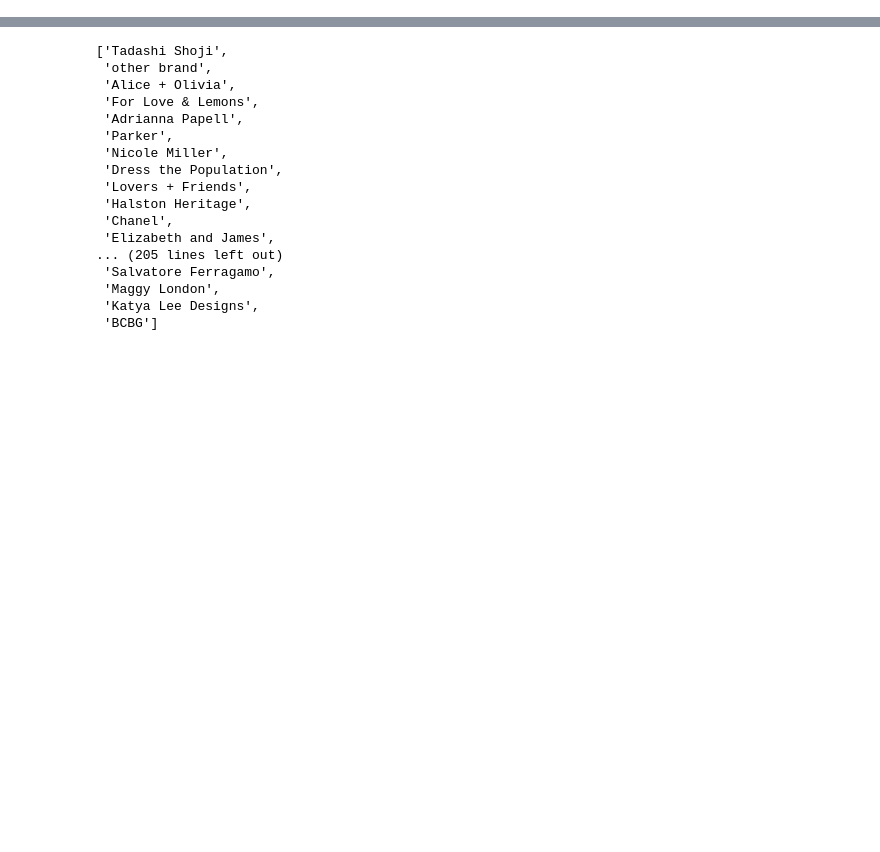
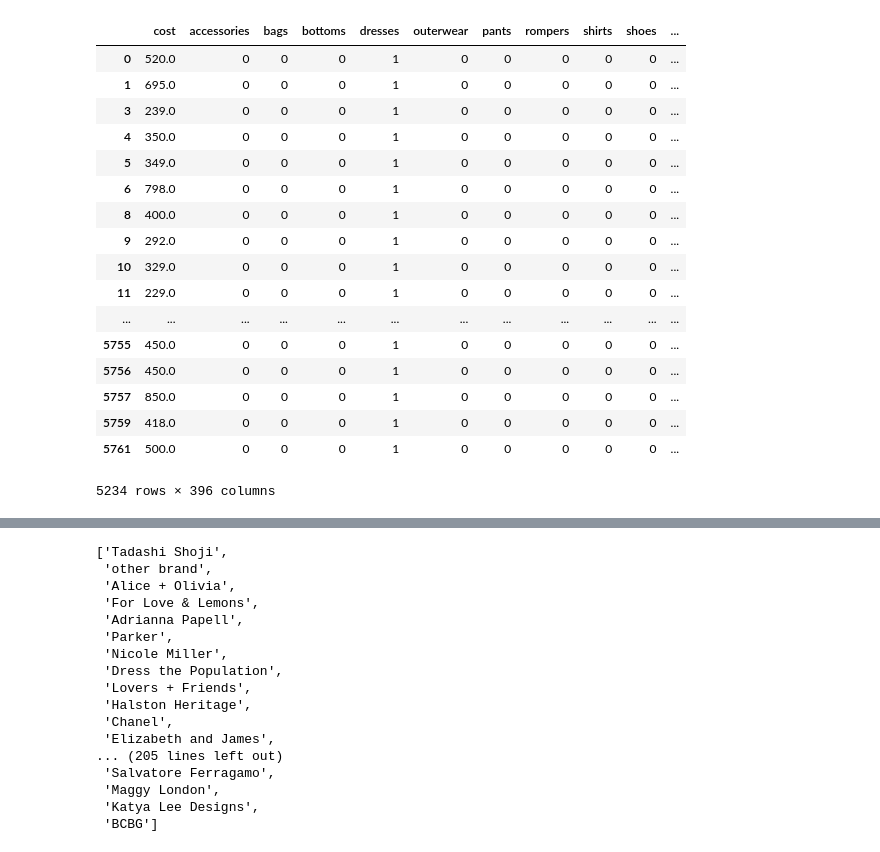
Before and after one commit to patrickspencer/regressthedress, a Jupyter notebook: testing/Models based on reduced brands list.ipynb, the cells around one changed output, grey strips where cells are left out. Saved outputs shown, nothing was run; the diff lists cells and outputs as text; code cells hidden in the pictures; blank space fills up the shorter version.

```diff
--- a/testing/Models based on reduced brands list.ipynb
+++ b/testing/Models based on reduced brands list.ipynb
@@ -14,13 +14,14 @@ from sklearn.externals import joblib
 from sklearn.ensemble import RandomForestRegressor
 from wombat.models import dbsession, engine, ItemType, ItemAdjective
 from sklearn.metrics import mean_absolute_error
+from wombat.engine import one_hot_funcs
 %matplotlib inline
 plt.style.use('ggplot')
 plt.rcParams["figure.figsize"] = (20,12)
 
 # suppress pandas warning about operations on copies of dfs
 pd.options.mode.chained_assignment = None
-pd.set_option('display.max_columns', 300)
-pd.set_option('display.max_rows', 1000)
+pd.set_option('display.max_columns', 100)
+pd.set_option('display.max_rows', 100)
 # %%
 df = ml_model.canonical_df
@@ -97,7 +135,27 @@ df_w_adj = pd.concat([df, df_adj], axis = 1)
 # %%
 final_df = df_w_adj
 features = final_df.columns.drop(['rent_per_week', 'title', 'is_train', 'description']) # just column names
 train, test = final_df[final_df['is_train']==True], final_df[final_df['is_train']==False]
+final_df[features]
+# %% [output]
+|  | cost | accessories | bags | bottoms | dresses | outerwear | pants | rompers | shirts | shoes | ... |
+| 0 | 520.0 | 0 | 0 | 0 | 1 | 0 | 0 | 0 | 0 | 0 | ... |
+| 1 | 695.0 | 0 | 0 | 0 | 1 | 0 | 0 | 0 | 0 | 0 | ... |
+| 3 | 239.0 | 0 | 0 | 0 | 1 | 0 | 0 | 0 | 0 | 0 | ... |
+| 4 | 350.0 | 0 | 0 | 0 | 1 | 0 | 0 | 0 | 0 | 0 | ... |
+| 5 | 349.0 | 0 | 0 | 0 | 1 | 0 | 0 | 0 | 0 | 0 | ... |
+| 6 | 798.0 | 0 | 0 | 0 | 1 | 0 | 0 | 0 | 0 | 0 | ... |
+| 8 | 400.0 | 0 | 0 | 0 | 1 | 0 | 0 | 0 | 0 | 0 | ... |
+| 9 | 292.0 | 0 | 0 | 0 | 1 | 0 | 0 | 0 | 0 | 0 | ... |
+| 10 | 329.0 | 0 | 0 | 0 | 1 | 0 | 0 | 0 | 0 | 0 | ... |
+| 11 | 229.0 | 0 | 0 | 0 | 1 | 0 | 0 | 0 | 0 | 0 | ... |
+| ... | ... | ... | ... | ... | ... | ... | ... | ... | ... | ... | ... |
+| 5755 | 450.0 | 0 | 0 | 0 | 1 | 0 | 0 | 0 | 0 | 0 | ... |
+| 5756 | 450.0 | 0 | 0 | 0 | 1 | 0 | 0 | 0 | 0 | 0 | ... |
+| 5757 | 850.0 | 0 | 0 | 0 | 1 | 0 | 0 | 0 | 0 | 0 | ... |
+| 5759 | 418.0 | 0 | 0 | 0 | 1 | 0 | 0 | 0 | 0 | 0 | ... |
+| 5761 | 500.0 | 0 | 0 | 0 | 1 | 0 | 0 | 0 | 0 | 0 | ... |
+5234 rows × 396 columns
 # %%
 reg = RandomForestRegressor(n_jobs=2, n_estimators=10)
 
```
Also changed, not shown: parts of 13 cells of this notebook.
